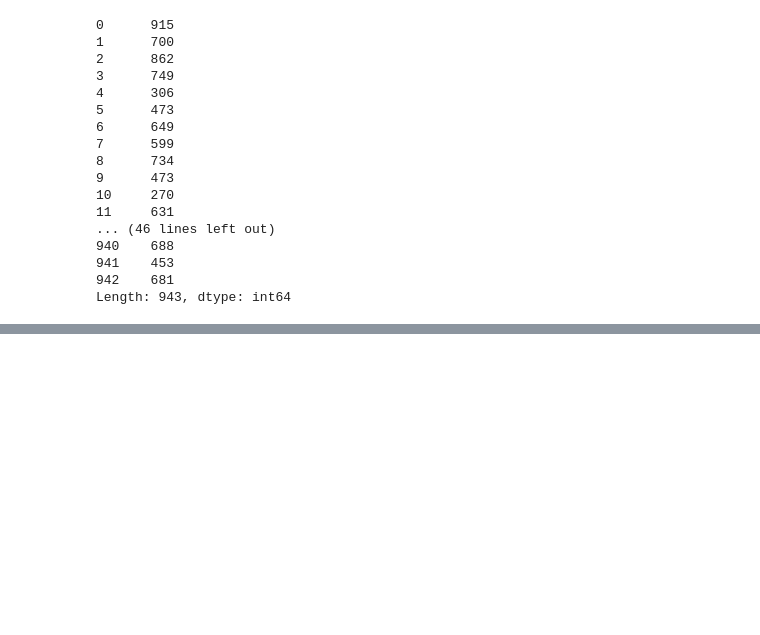
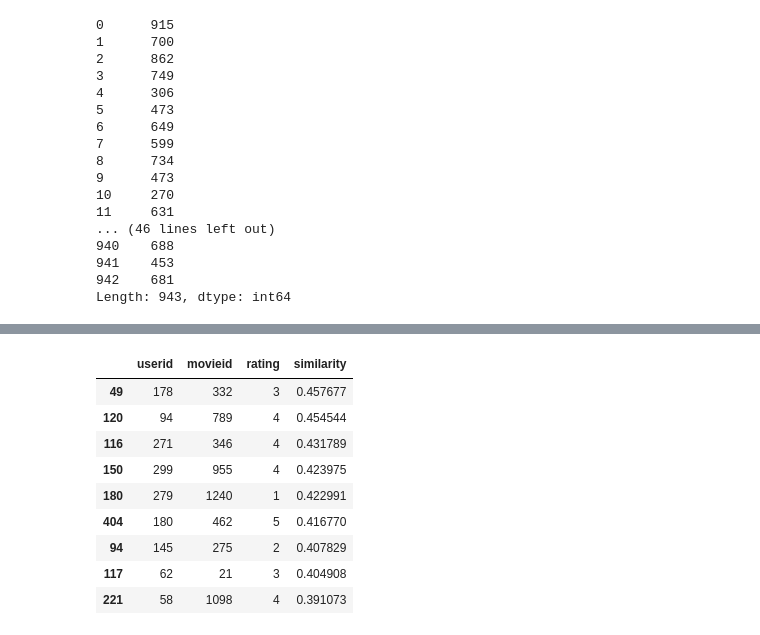
Before and after one commit to rahulvaish/RecommendationSystems-Python, a Jupyter notebook: Example-1 Collaborative Filtering.ipynb, the cells around one changed output, grey strips where cells are left out. Saved outputs shown, nothing was run; the diff lists cells and outputs as text; code cells hidden in the pictures; blank space fills up the shorter version.

```diff
--- a/Example-1 Collaborative Filtering.ipynb
+++ b/Example-1 Collaborative Filtering.ipynb
@@ -288,0 +305,13 @@ CaseInsensitiveDefaultDict(list,
+# %%
+userMovieData.sort_values( ["similarity"], ascending = False )[1:10]
+# %% [output]
+|  | userid | movieid | rating | similarity |
+| 49 | 178 | 332 | 3 | 0.457677 |
+| 120 | 94 | 789 | 4 | 0.454544 |
+| 116 | 271 | 346 | 4 | 0.431789 |
+| 150 | 299 | 955 | 4 | 0.423975 |
+| 180 | 279 | 1240 | 1 | 0.422991 |
+| 404 | 180 | 462 | 5 | 0.416770 |
+| 94 | 145 | 275 | 2 | 0.407829 |
+| 117 | 62 | 21 | 3 | 0.404908 |
+| 221 | 58 | 1098 | 4 | 0.391073 |
```
Also changed, not shown: parts of 20 cells of this notebook.
